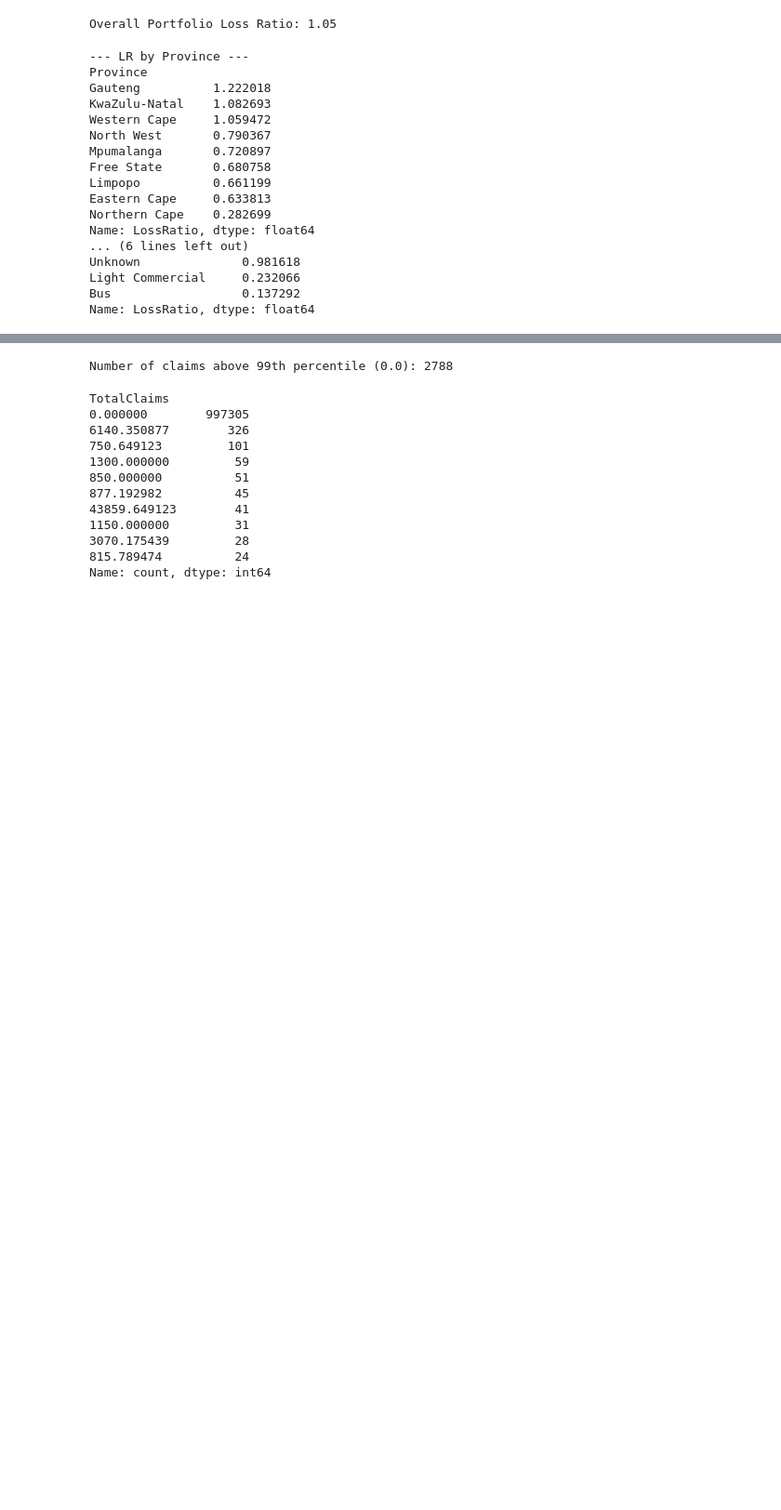
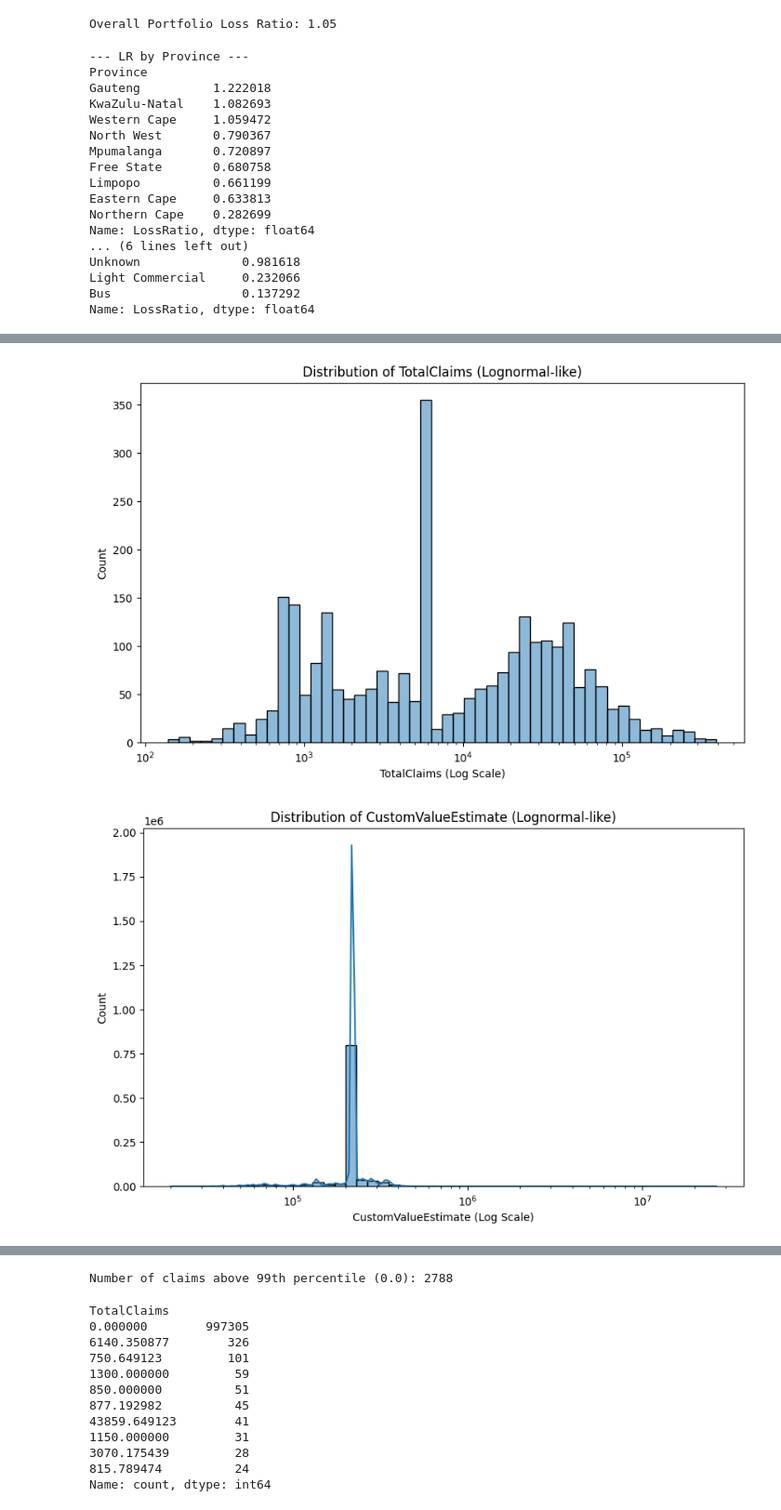
Before and after one commit to Aryam-21/insurance-risk-analytics, a Jupyter notebook: notebooks/task-1.ipynb, the cells around one changed output, grey strips where cells are left out. Shown at 93% size. Drawn from its saved outputs; the diff is of its cells as text; code cells hidden in the pictures; blank space fills up the shorter version.

```diff
--- a/notebooks/task-1.ipynb
+++ b/notebooks/task-1.ipynb
@@ -176,8 +174,0 @@ plt.show()
-# %%
-numerical_cols = df[['TotalPremium','TotalClaims','CustomValueEstimate']]
-for col in numerical_cols:
-    plt.figure(figsize=(10, 6))
-    sns.histplot(df['TotalClaims'], bins=50, kde=True, log_scale=True) # Log scale helps with highly skewed data
-    plt.title(f'Distribution of {col} (Lognormal-like)')
-    plt.xlabel('TotalClaims (Log Scale)')
-    plt.show()
@@ -188 +175,9 @@ for col in numerical_cols:
+# %%
+
+columns = ['TotalClaims', 'CustomValueEstimate']
+for col in columns:
+    ploter.univariate_numerical(df, col)
+# %% [output]
+[figure, added]
+[figure, added]
 # %% [markdown]
```
Also changed, not shown: parts of 17 cells of this notebook, 1 other file.
